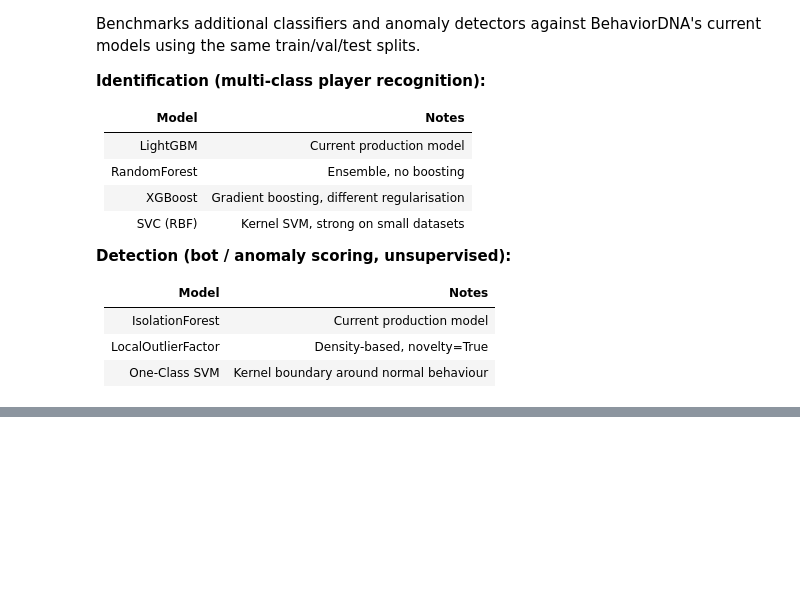
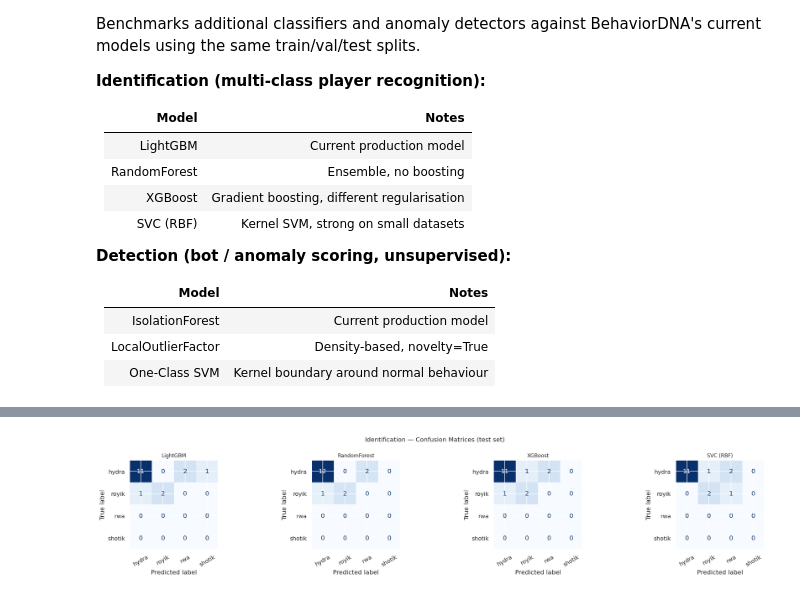
Before and after one commit to Lo1s/behaviorDNA, a Jupyter notebook: notebooks/06_model_comparison.ipynb, the cells around one changed output, grey strips where cells are left out. Cells and saved outputs as stored; diff of their text form; code cells hidden in the pictures; blank space fills up the shorter version.

```diff
--- a/notebooks/06_model_comparison.ipynb
+++ b/notebooks/06_model_comparison.ipynb
@@ -138,21 +184,24 @@ plt.show()
 # %%
 # Confusion matrix grid
 n = len(fitted_models)
 fig, axes = plt.subplots(1, n, figsize=(5 * n, 4))
 if n == 1:
     axes = [axes]
 
 for ax, (name, (_, y_pred)) in zip(axes, fitted_models.items()):
-    cm = confusion_matrix(y_test, y_pred)
+    # Use all label indices so the matrix is always n_classes × n_classes
+    cm = confusion_matrix(y_test, y_pred, labels=range(len(le.classes_)))
     disp = ConfusionMatrixDisplay(cm, display_labels=le.classes_)
     disp.plot(ax=ax, colorbar=False, cmap="Blues")
     ax.set_title(name, fontsize=10)
     ax.tick_params(axis="x", rotation=30)
 
 fig.suptitle("Identification — Confusion Matrices (test set)", fontsize=12)
 plt.tight_layout()
 plt.savefig(FIGURES / "confusion_matrices_comparison.png", bbox_inches="tight")
 plt.show()
+# %% [output]
+[figure, added]
 # %% [markdown]
 ---
 ## Part 2 — Detection / Anomaly Models
```
Also changed, not shown: parts of 16 cells of this notebook, 5 other files.
